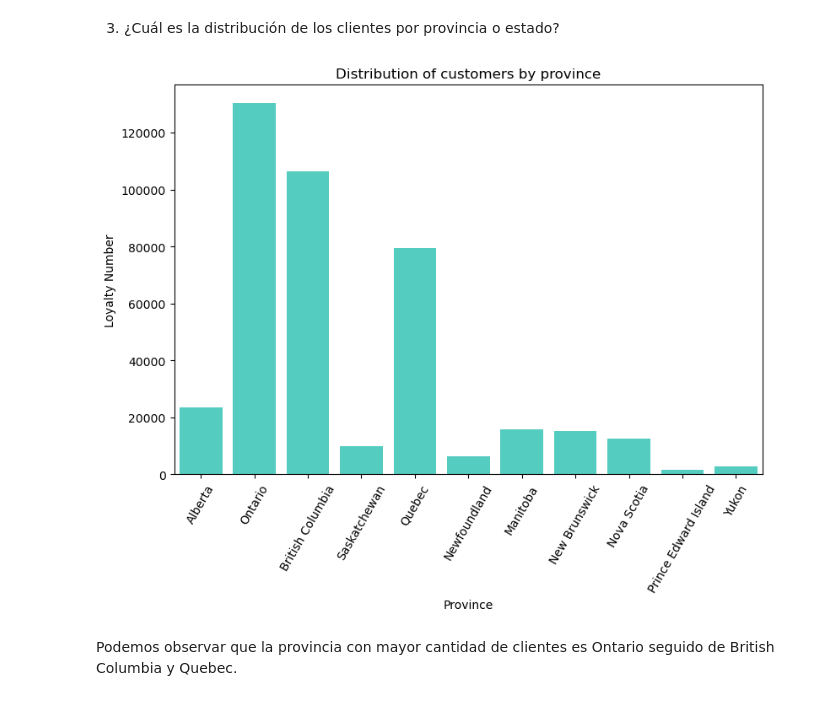
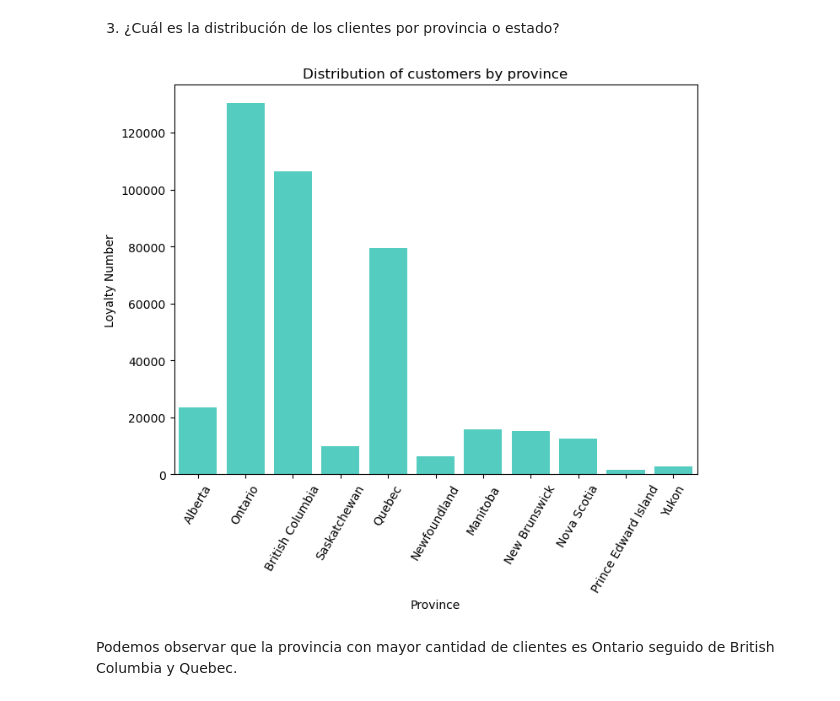
Before and after one commit to Adalab/bda-modulo-3-evaluacion-final-palomerocarolina, a Jupyter notebook: Evaluación_final3.ipynb, the cells around one changed output. Drawn from its saved outputs; the diff is of its cells as text; code cells hidden in the pictures.

```diff
--- a/Evaluación_final3.ipynb
+++ b/Evaluación_final3.ipynb
@@ -555,20 +567,20 @@ Podemos observar que existe una relación lineal positiva entre las variables,di
 # %%
 # Elijo hacer un gráfico countplot ay que se utiliza para mostrar la frecuencia de cada categoria
 
-plt.figure(figsize=(9, 6))
+plt.figure(figsize=(8,6))
 sns.countplot(x = "Province",
               data = df_final,
               color = "turquoise",
              )
 
 # giramos las etiquetas del eje "x", en este caso a 60º.
 plt.xticks(rotation = 60)
 
 plt.title("Distribution of customers by province")
 plt.xlabel("Province")
 plt.ylabel("Loyalty Number");
 # %% [output]
-[figure, old version]
+[figure, new version]
 # %% [markdown]
 Podemos observar que la provincia con mayor cantidad de clientes es Ontario seguido de British Columbia y Quebec.
 # %% [markdown]
```
Also changed, not shown: parts of 16 cells of this notebook, 1 other file.
